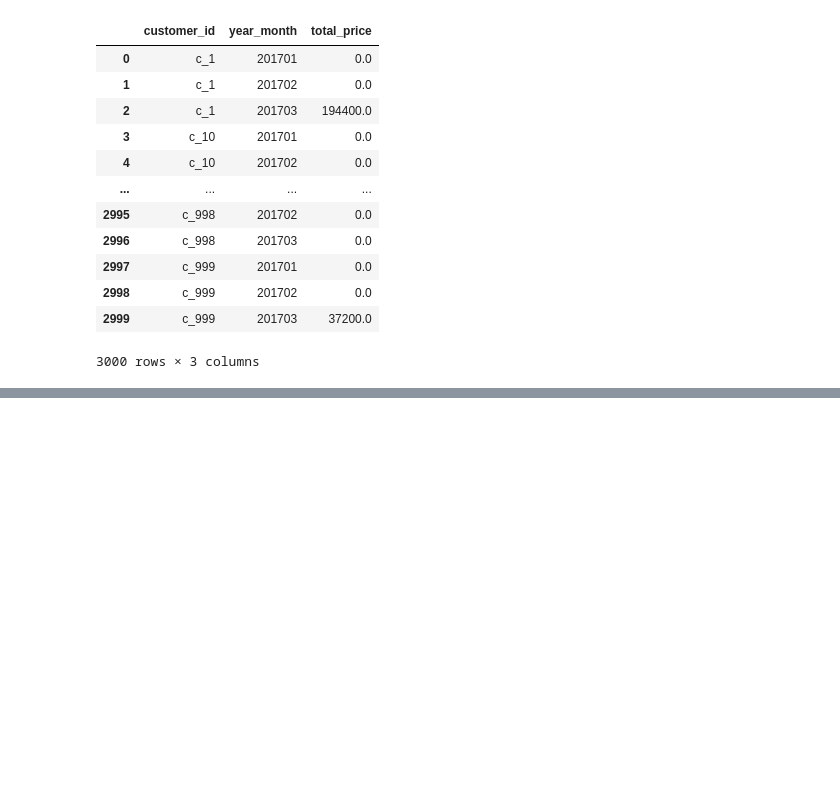
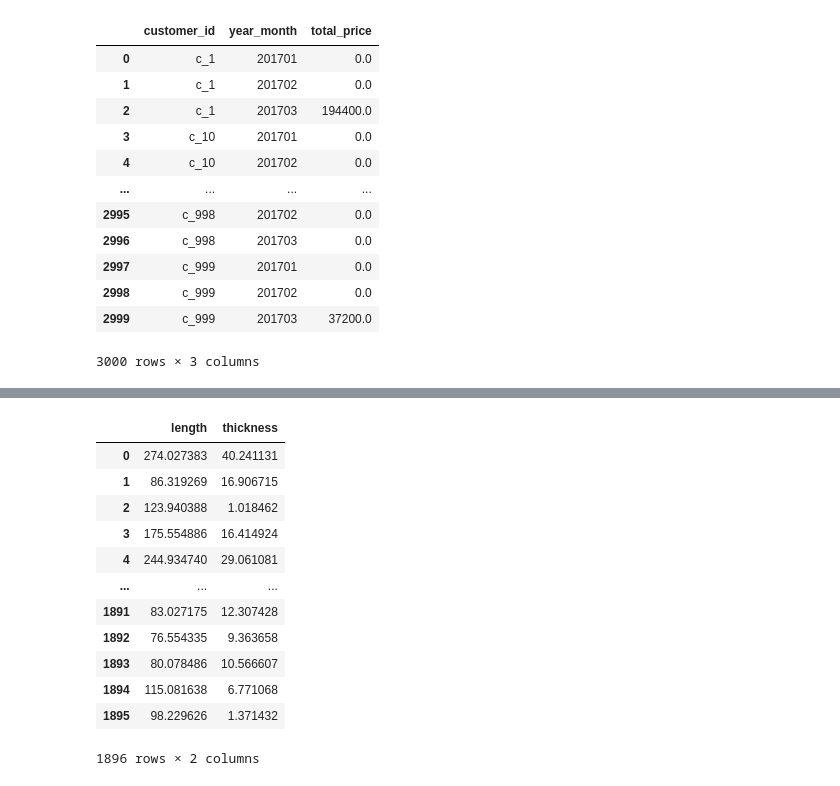
Before and after one commit to shake345/pre_treatment, a Jupyter notebook: pre_treatment.ipynb, the cells around one changed output, grey strips where cells are left out. Drawn from its saved outputs; the diff is of its cells as text; code cells hidden in the pictures; blank space fills up the shorter version.

```diff
--- a/pre_treatment.ipynb
+++ b/pre_treatment.ipynb
@@ -452,3 +452,5 @@ display(summary_result)
 3000 rows × 3 columns
 # %%
 # 交差検証：データをいくつかに分断し、分断した一つのデータ群をモデルの評価用のデータとして利用し、そのほかのデータ群でモデルの学習を行う
+production_tb = pd.read_csv('production.csv', encoding='utf-8')
+display(production_tb.head())
@@ -454,0 +529,24 @@ display(summary_result)
+# %%
+# オーバーサンプリング
+from imblearn.over_sampling import SMOTE
+
+sm = SMOTE(sampling_strategy='auto', k_neighbors=5, random_state=71)
+
+balance_data, balance_target = sm.fit_resample(production_tb[['length','thickness']],
+                                             production_tb['fault_flg'])
+
+display(balance_data)
+# %% [output]
+|  | length | thickness |
+| 0 | 274.027383 | 40.241131 |
+| 1 | 86.319269 | 16.906715 |
+| 2 | 123.940388 | 1.018462 |
+| 3 | 175.554886 | 16.414924 |
+| 4 | 244.934740 | 29.061081 |
+| ... | ... | ... |
+| 1891 | 83.027175 | 12.307428 |
+| 1892 | 76.554335 | 9.363658 |
+| 1893 | 80.078486 | 10.566607 |
+| 1894 | 115.081638 | 6.771068 |
+| 1895 | 98.229626 | 1.371432 |
+1896 rows × 2 columns
```
Also changed, not shown: parts of 6 cells of this notebook.
